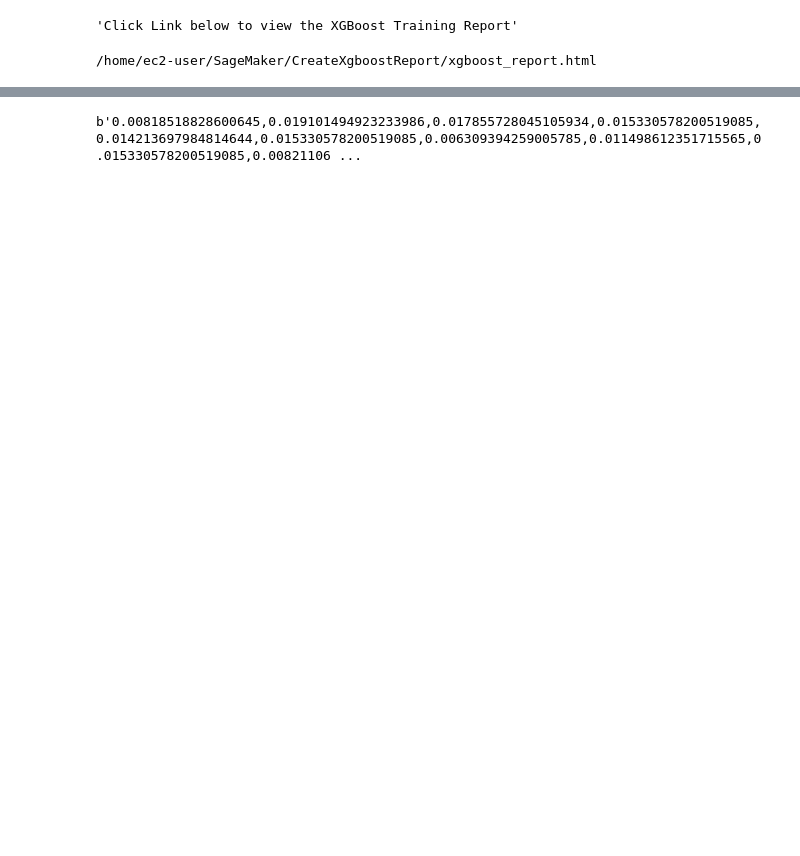
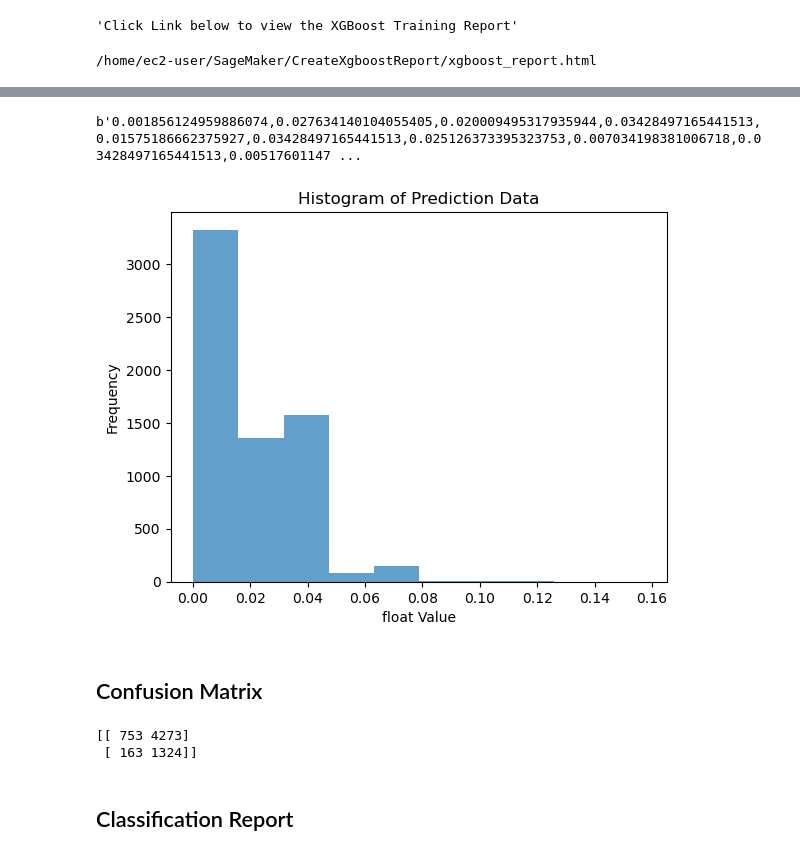
Before and after one commit to KhushiSindhu/AWSSagemakerXGBoostAdultSalaryClassfier, a Jupyter notebook: AdultSalaryClassification.ipynb, the cells around one changed output, grey strips where cells are left out. Saved outputs shown, nothing was run; the diff lists cells and outputs as text; code cells hidden in the pictures; blank space fills up the shorter version.

```diff
--- a/AdultSalaryClassification.ipynb
+++ b/AdultSalaryClassification.ipynb
@@ -343,9 +313,28 @@ def predict(data, rows=10):
     return np.fromstring(predictions[1:], sep=',')
 # %%
+# Testing predictions on samples of test data
+
+num_sample=6513
+
 import matplotlib.pyplot as plt
 
 
-predictions=xgb_predictor.predict(X_test.to_numpy())
+predictions=xgb_predictor.predict(X_test[: num_sample].to_numpy())
 predictions
 # %% [output]
-b'0.00818518828600645,0.019101494923233986,0.017855728045105934,0.015330578200519085,0.014213697984814644,0.015330578200519085,0.006309394259005785,0.011498612351715565,0.015330578200519085,0.00821106 ...
+b'0.001856124959886074,0.027634140104055405,0.020009495317935944,0.03428497165441513,0.01575186662375927,0.03428497165441513,0.025126373395323753,0.007034198381006718,0.03428497165441513,0.00517601147 ...
+# %%
+predictions_str = predictions.decode('utf-8')  # Decode the byte string to a regular string
+predictions_list = predictions_str.split(',')  # Split the string on commas to get individual predicted values
+
+# Convert the predicted values to float
+predictions_float = [float(pred) for pred in predictions_list]
+# %%
+# Plot the histogram
+plt.hist(predictions_float, alpha=0.7)
+plt.xlabel('float Value')
+plt.ylabel('Frequency')
+plt.title('Histogram of Prediction Data')
+plt.show()
+# %% [output]
+[figure, added]
@@ -351,0 +351,11 @@ b'0.00818518828600645,0.019101494923233986,0.017855728045105934,0.01533057820051
+# %% [markdown]
+## Confusion Matrix
+# %%
+# Compute the confusion matrix
+confusion_matrix = sklearn.metrics.confusion_matrix(true_labels, predicted_labels)
+print(confusion_matrix)
+# %% [output]
+[[ 753 4273]
+ [ 163 1324]]
+# %% [markdown]
+## Classification Report
```
Also changed, not shown: parts of 15 cells of this notebook.
